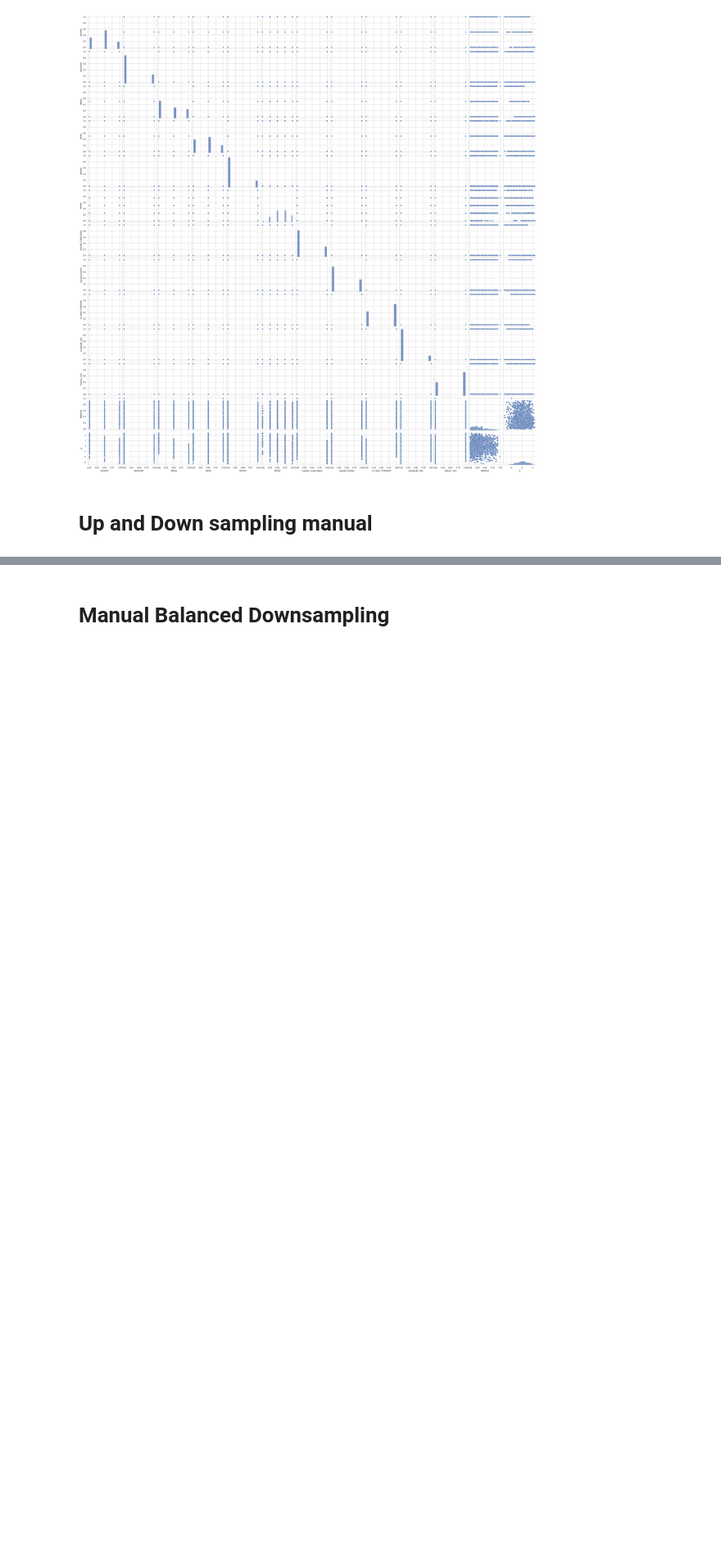
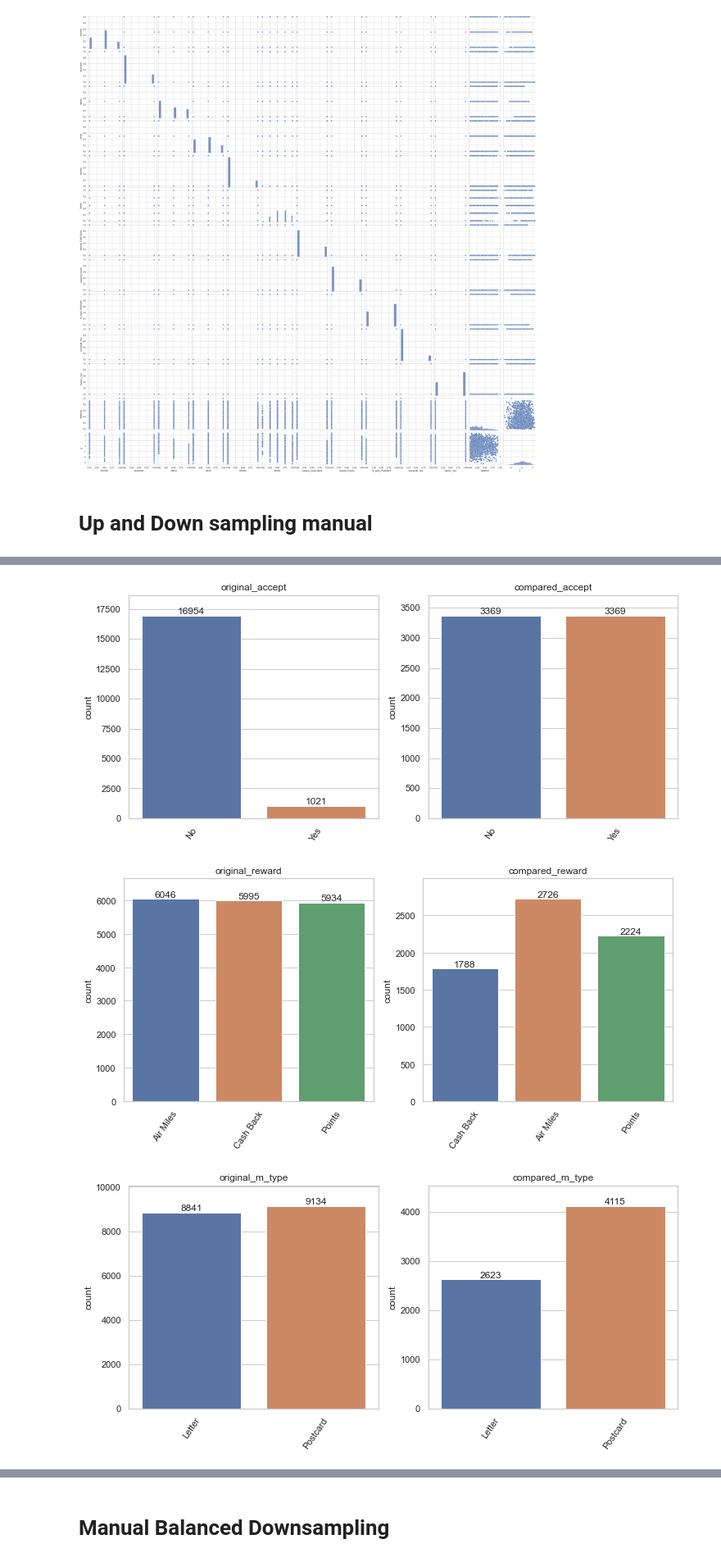
Before and after one commit to aldamepi/ironhack-mid_bootcamp_project, a Jupyter notebook: code/mid_bootcamp-amengual.ipynb, the cells around one changed output, grey strips where cells are left out. Shown at 82% size. Drawn from its saved outputs; the diff is of its cells as text; code cells hidden in the pictures; blank space fills up the shorter version.

```diff
--- a/code/mid_bootcamp-amengual.ipynb
+++ b/code/mid_bootcamp-amengual.ipynb
@@ -1439,0 +1502,3 @@ corrPlots(X_logits_rus)
+# %%
+major_new_indices = np.random.choice(majority_indices, size = int(size/2), replace = False)
+minor_new_indices = np.random.choice(minority_indices, size = int(size/2), replace = True)
@@ -1439,0 +1509,3 @@ corrPlots(X_logits_rus)
+# %%
+new_indices = list(np.concatenate((major_new_indices,minor_new_indices)))
+len(new_indices)
@@ -1439,0 +1534,3 @@ corrPlots(X_logits_rus)
+# %%
+X_train_man = X_train.loc[new_indices,:]
+X_train_man.shape
@@ -1439,0 +1539,3 @@ corrPlots(X_logits_rus)
+# %%
+y_train_man = y_train[new_indices]
+y_train_man.shape
@@ -1439,0 +1555,6 @@ corrPlots(X_logits_rus)
+# %%
+plotCompareDiscrete(disc, pd.concat([y_train_man,X_train_man.iloc[:,:-1]],axis=1))
+# %% [output]
+[figure, added]
+[figure, added]
+[figure, added]
```
Also changed, not shown: parts of 29 cells of this notebook.
